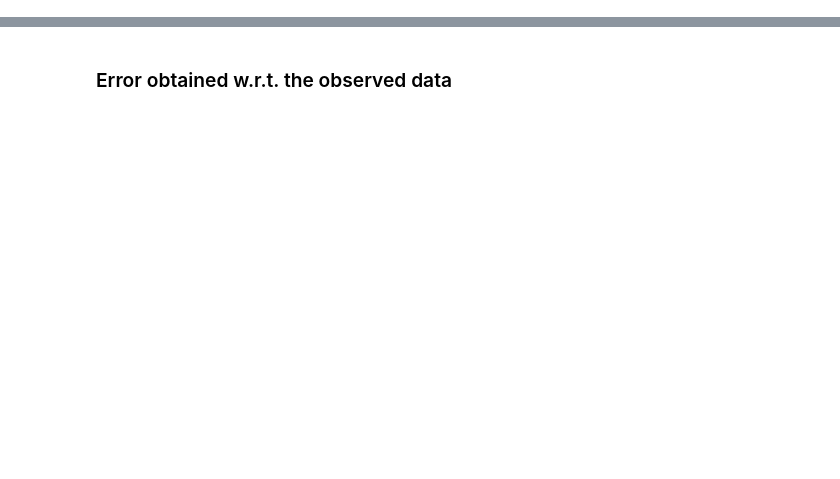
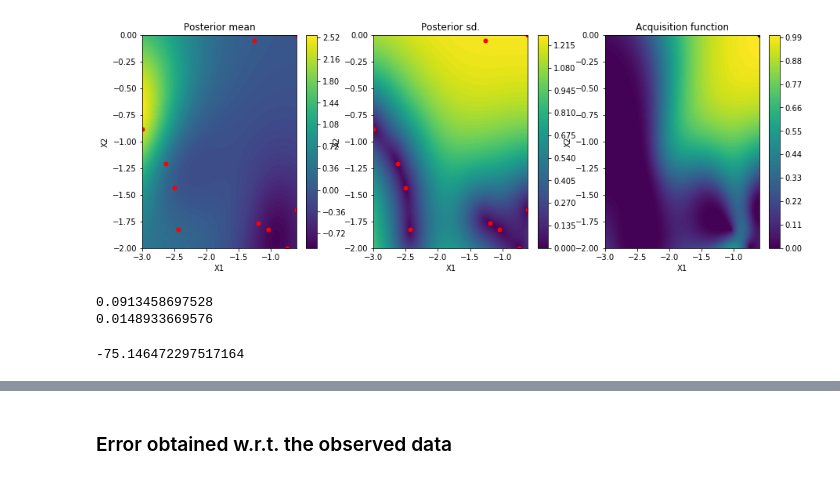
Before and after one commit to fdtomasi/regain, a Jupyter notebook: notebooks/perche' il rank non funziona.ipynb, the cells around one changed output, grey strips where cells are left out. Saved outputs shown, nothing was run; the diff lists cells and outputs as text; code cells hidden in the pictures; blank space fills up the shorter version.

```diff
--- a/notebooks/perche' il rank non funziona.ipynb
+++ b/notebooks/perche' il rank non funziona.ipynb
@@ -146,0 +171,13 @@ print(alpha)# 0.05
+# %%
+bo.plot_acquisition()
+# %% [output]
+[figure, added]
+# %%
+emp_list = list(bo.best_estimator_.covariance_)
+alpha = bo.best_params_['alpha']
+tau = bo.best_params_['tau']
+print(tau) #0.25
+print(alpha)# 0.05
+# %% [output]
+0.0913458697528
+0.0148933669576
@@ -146,0 +188,4 @@ print(alpha)# 0.05
+# %%
+ll.score(data_grid[:500])
+# %% [output]
+-75.146472297517164
```
Also changed, not shown: parts of 35 cells of this notebook, 2 other files.
